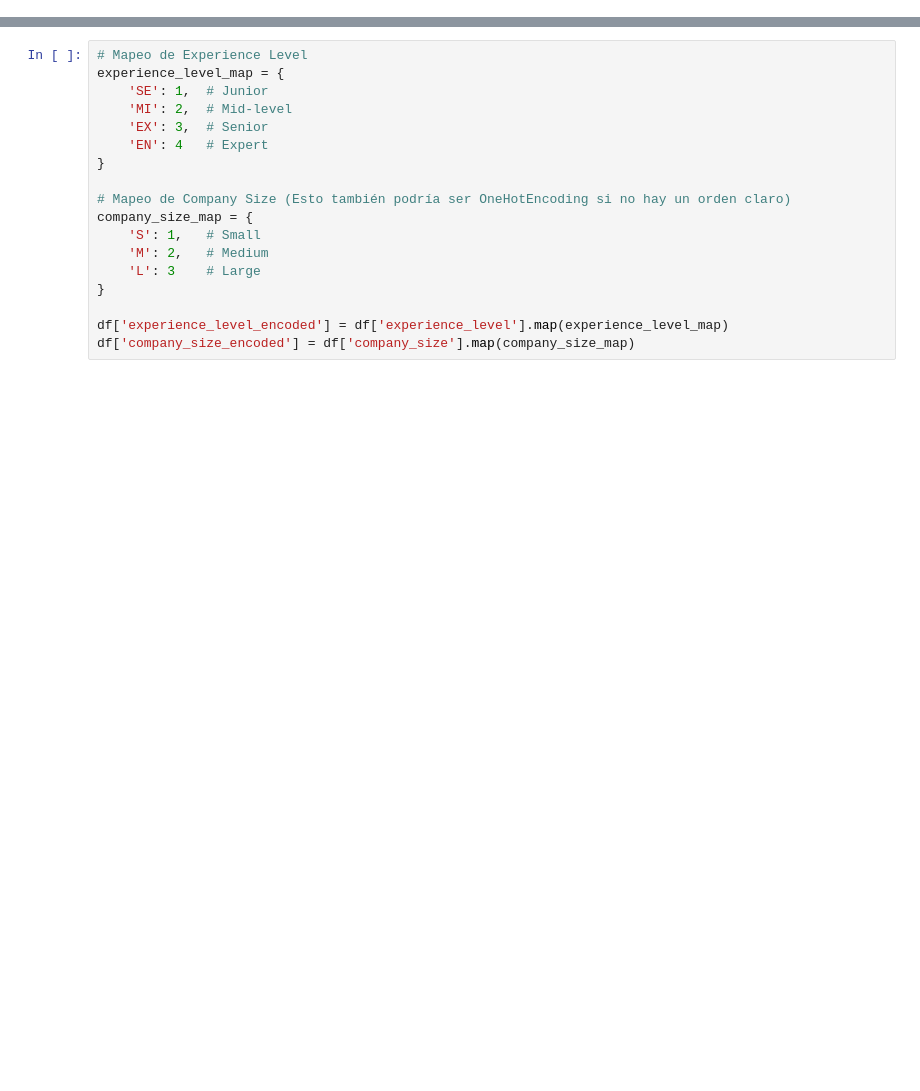
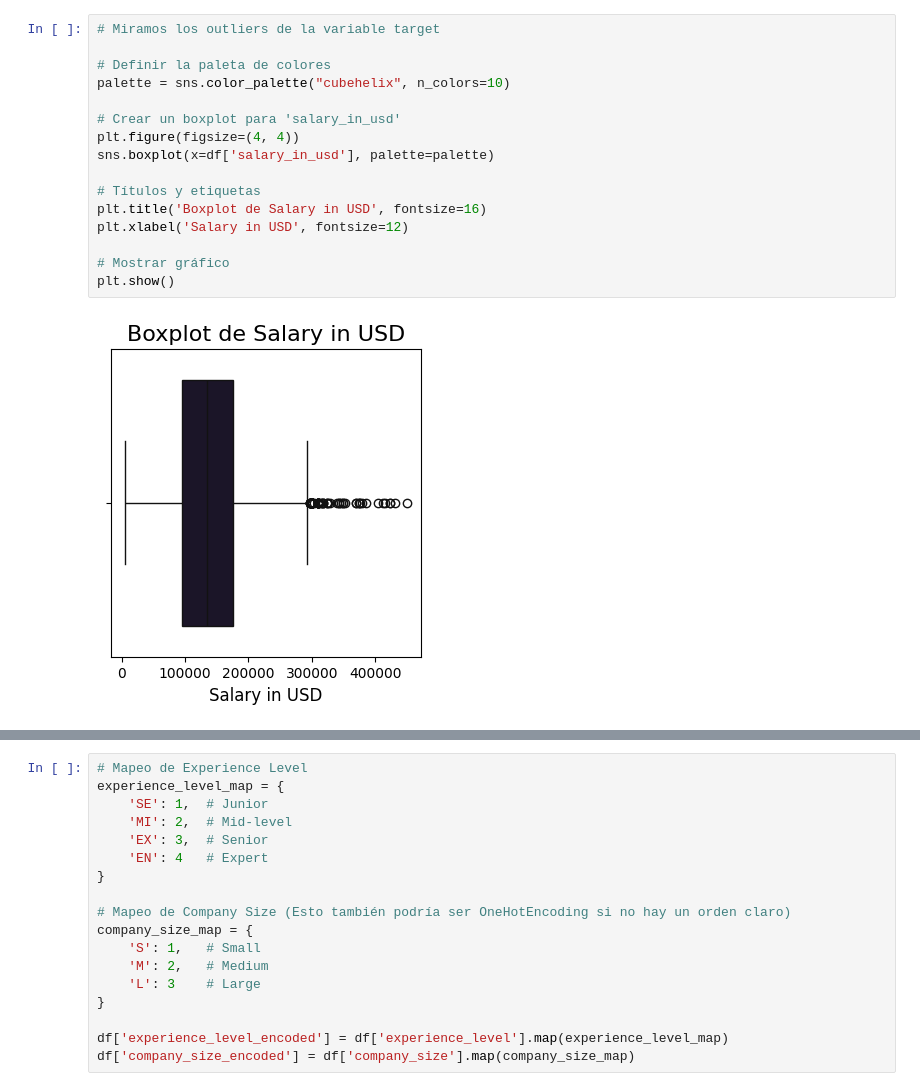
Before and after one commit to GABRIELACONTE/TEAM_CHALLENGE_17, a Jupyter notebook: src/results_notebook/team_liberty_Pipelines_I.ipynb, the cells around one changed output, grey strips where cells are left out. Saved outputs shown, nothing was run; the diff lists cells and outputs as text; blank space fills up the shorter version.

```diff
--- a/src/results_notebook/team_liberty_Pipelines_I.ipynb
+++ b/src/results_notebook/team_liberty_Pipelines_I.ipynb
@@ -32,0 +277,18 @@ df.head()
+# %%
+# Miramos los outliers de la variable target
+
+# Definir la paleta de colores
+palette = sns.color_palette("cubehelix", n_colors=10)
+
+# Crear un boxplot para 'salary_in_usd'
+plt.figure(figsize=(4, 4))
+sns.boxplot(x=df['salary_in_usd'], palette=palette)
+
+# Títulos y etiquetas
+plt.title('Boxplot de Salary in USD', fontsize=16)
+plt.xlabel('Salary in USD', fontsize=12)
+
+# Mostrar gráfico
+plt.show()
+# %% [output]
+[figure, added]
```
Also changed, not shown: parts of 66 cells of this notebook, 11 other files.
